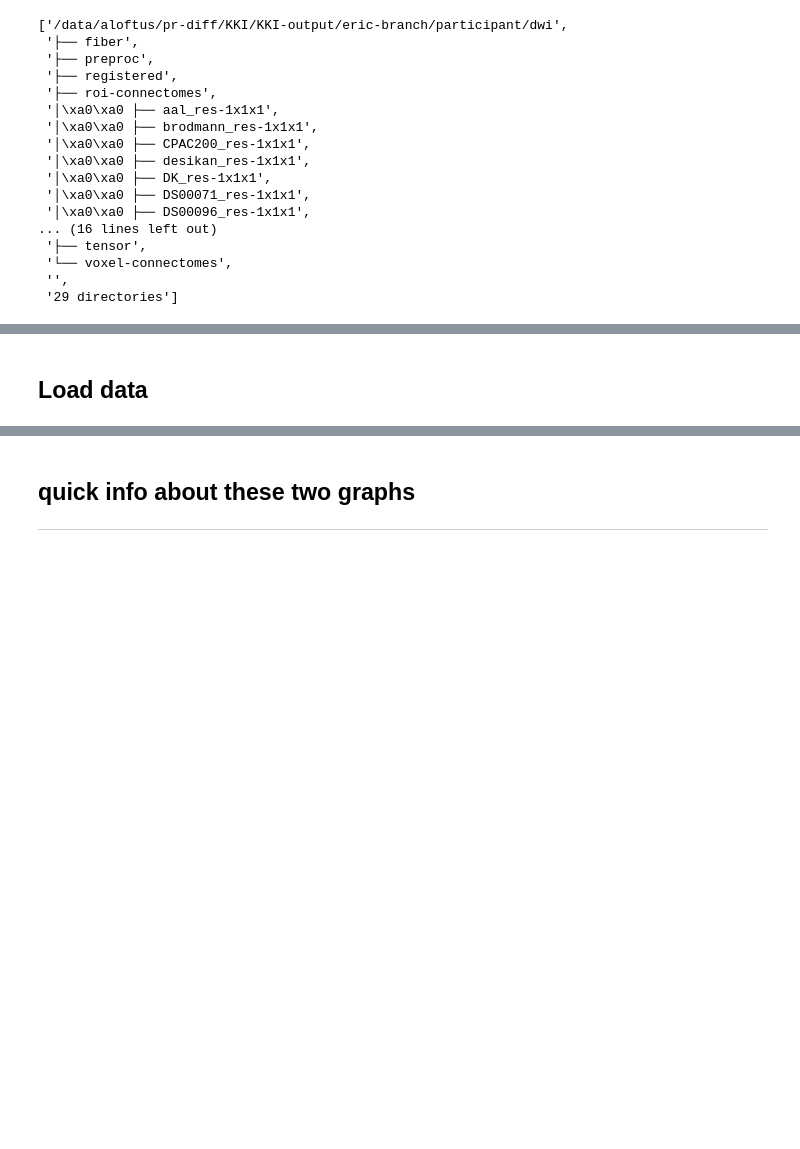
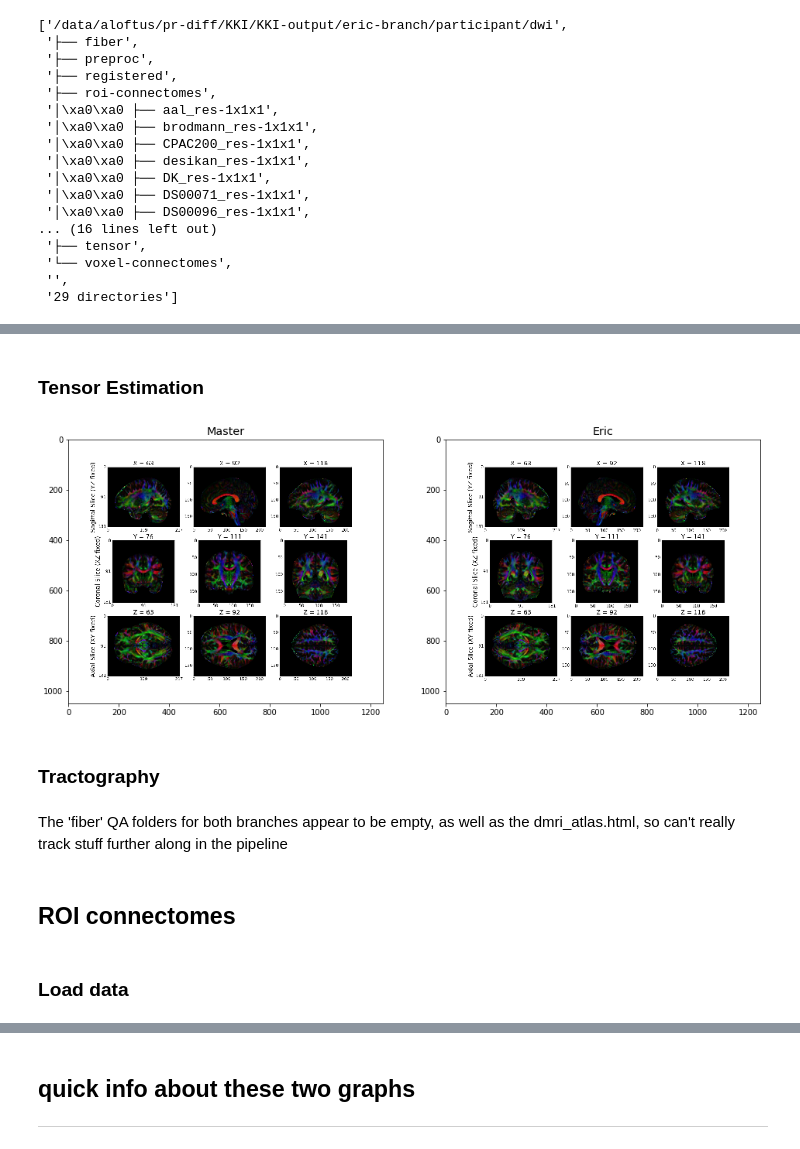
Before and after one commit to neurodata/aloftus, a Jupyter notebook: pr-diff.ipynb, the cells around one changed output, grey strips where cells are left out. Cells and saved outputs as stored; diff of their text form; code cells hidden in the pictures; blank space fills up the shorter version.

```diff
--- a/pr-diff.ipynb
+++ b/pr-diff.ipynb
@@ -102,0 +136,14 @@ from nilearn import plotting
+# %% [markdown]
+### Tensor Estimation
+# %%
+# Tensor Estimation: dmri_tensors.png
+master_tensor = 'master-debug/qa/tensors/sub-113_ses-1_dwi_tensors_fa_rgb.png'
+eric_tensor = 'eric-branch/participant/qa/sub-113/ses-1/dwi/tensorsub-113_ses-1_dwi_space-MNI152NLin6_res-1x1x1_tensor_fa_rgb.png'
+
+side_by_side(master_tensor, eric_tensor)
+# %% [output]
+[figure, added]
+# %% [markdown]
+### Tractography
+# %% [markdown]
+The 'fiber' QA folders for both branches appear to be empty, as well as the dmri_atlas.html, so can't really track stuff further along in the pipeline
@@ -103,3 +154,5 @@ from nilearn import plotting
+# %% [markdown]
+## ROI connectomes
 # %% [markdown]
-## Load data
+### Load data
 # %% [markdown]
```
Also changed, not shown: parts of 30 cells of this notebook.
